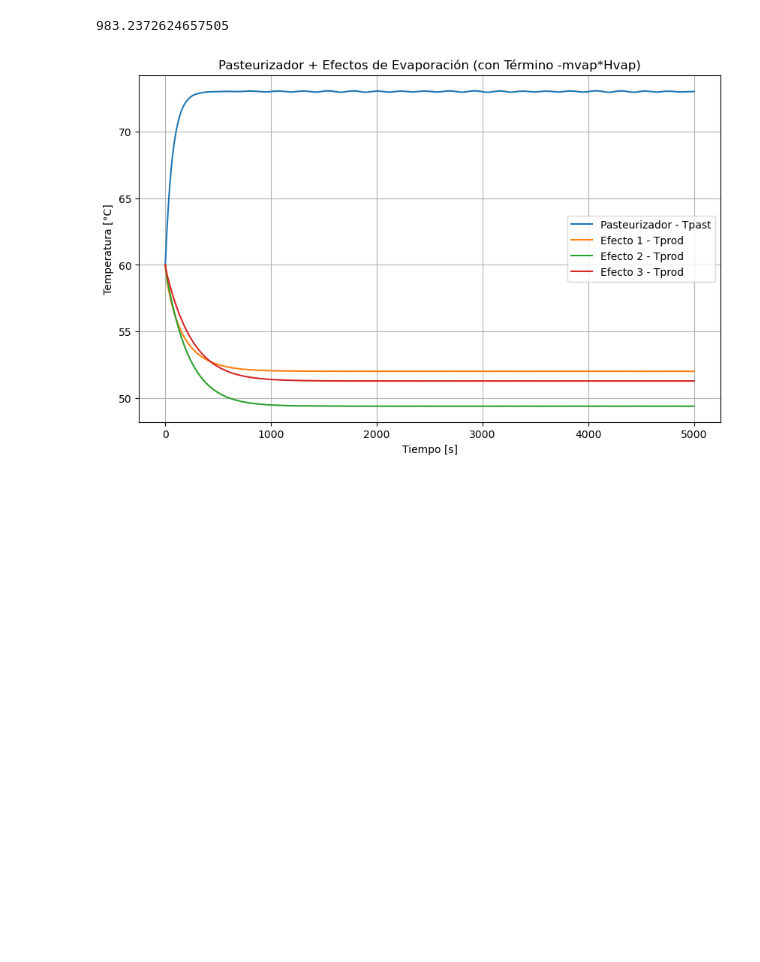
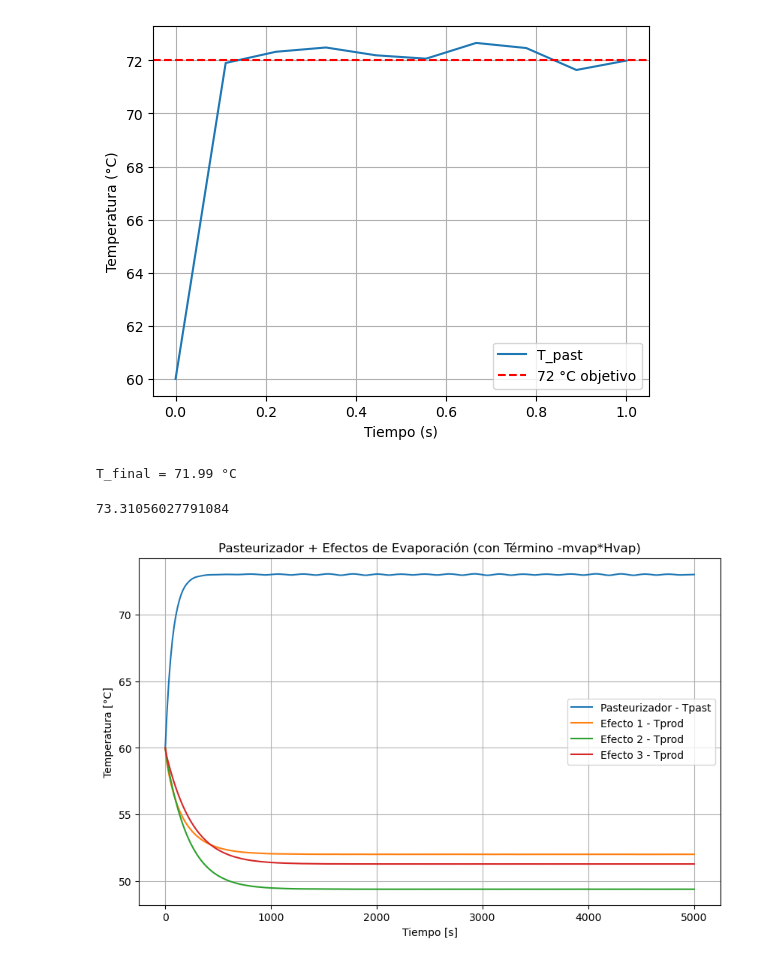
Before and after one commit to Damp-3/modelo_planta_concentradora, a Jupyter notebook: Modelo.ipynb, the cells around one changed output. Drawn from its saved outputs; the diff is of its cells as text; code cells hidden in the pictures; blank space fills up the shorter version.

```diff
--- a/Modelo.ipynb
+++ b/Modelo.ipynb
@@ -15,9 +15,37 @@ from tql.modelos import *
 from tql.parametros_variables import *
 from tql.propiedades import *
 # %%
-PropsSI("D", "T", 333, "Q", 0, "water")
+if __name__ == "__main__":
+    # Ejemplo de uso / prueba
+    # 1) Creamos el objeto de parámetros
+    pparams = Pastparams()
+
+    # 2) Simulamos
+    t_span = (0, 1)    # 0 a 2000 s, por ejemplo
+    T0 = 60.0             # arranca a 60°C
+    sol = simulate_pasteurization(t_span, T0, pparams)
+
+    # 3) Graficamos
+    t_eval = np.linspace(t_span[0], t_span[1], 10)
+    Tpast_sol = sol.sol(t_eval)[0]  # hay solo 1 estado
+    import matplotlib.pyplot as plt
+    plt.plot(t_eval, Tpast_sol, label='T_past')
+    plt.axhline(72, color='r', linestyle='--', label='72 °C objetivo')
+    plt.xlabel('Tiempo (s)')
+    plt.ylabel('Temperatura (°C)')
+    plt.legend()
+    plt.grid(True)
+    plt.show()
+
+    # 4) Imprimimos valor final
+    print(f"T_final = {Tpast_sol[-1]:.2f} °C")
 # %% [output]
+[figure, added]
-983.2372624657505
+T_final = 71.99 °C
+# %%
+np.random.uniform(70,74)
+# %% [output]
+73.31056027791084
 # %%
 import numpy as np
 from scipy.integrate import solve_ivp
```
Also changed, not shown: parts of 1 cell of this notebook, 3 other files.
